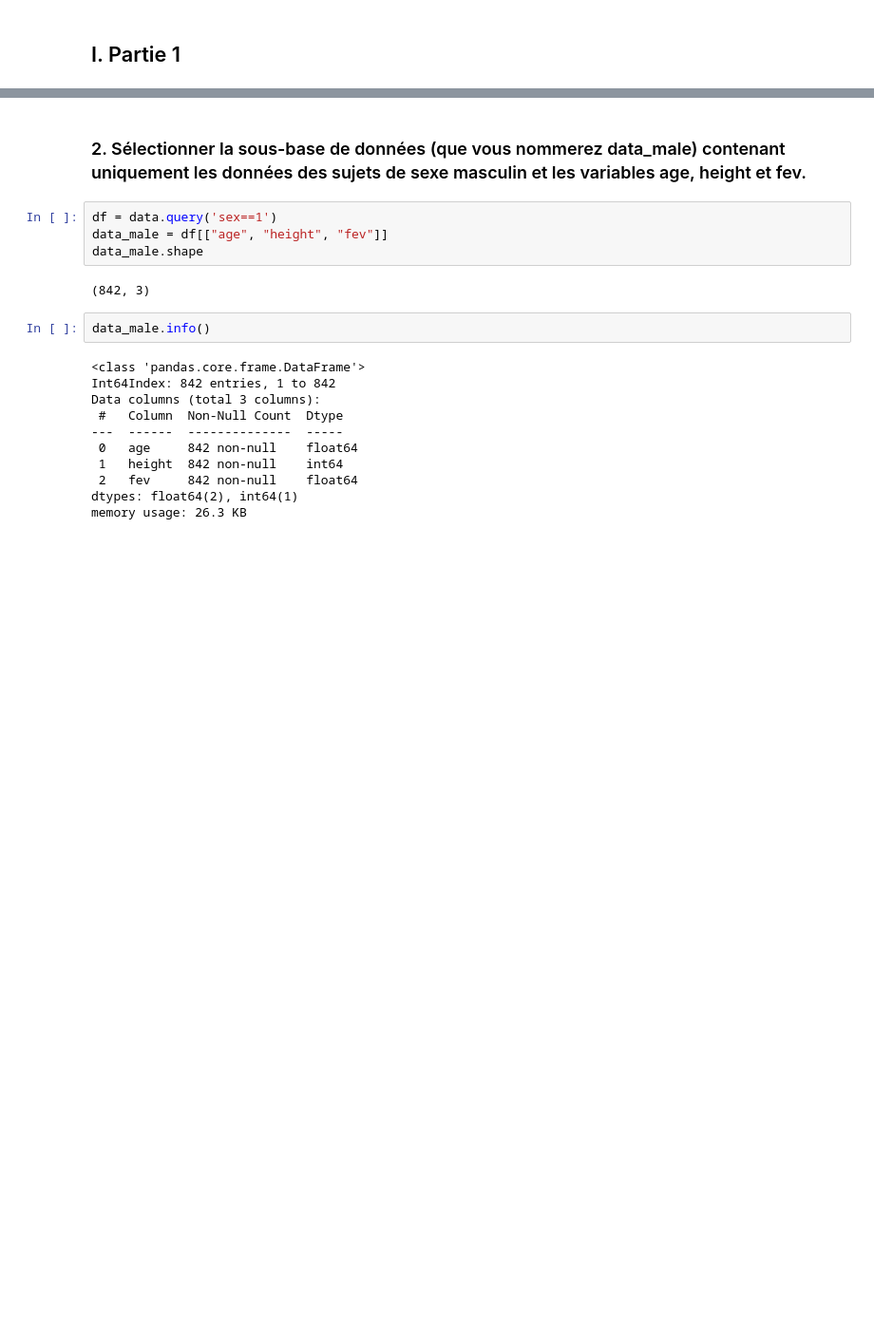
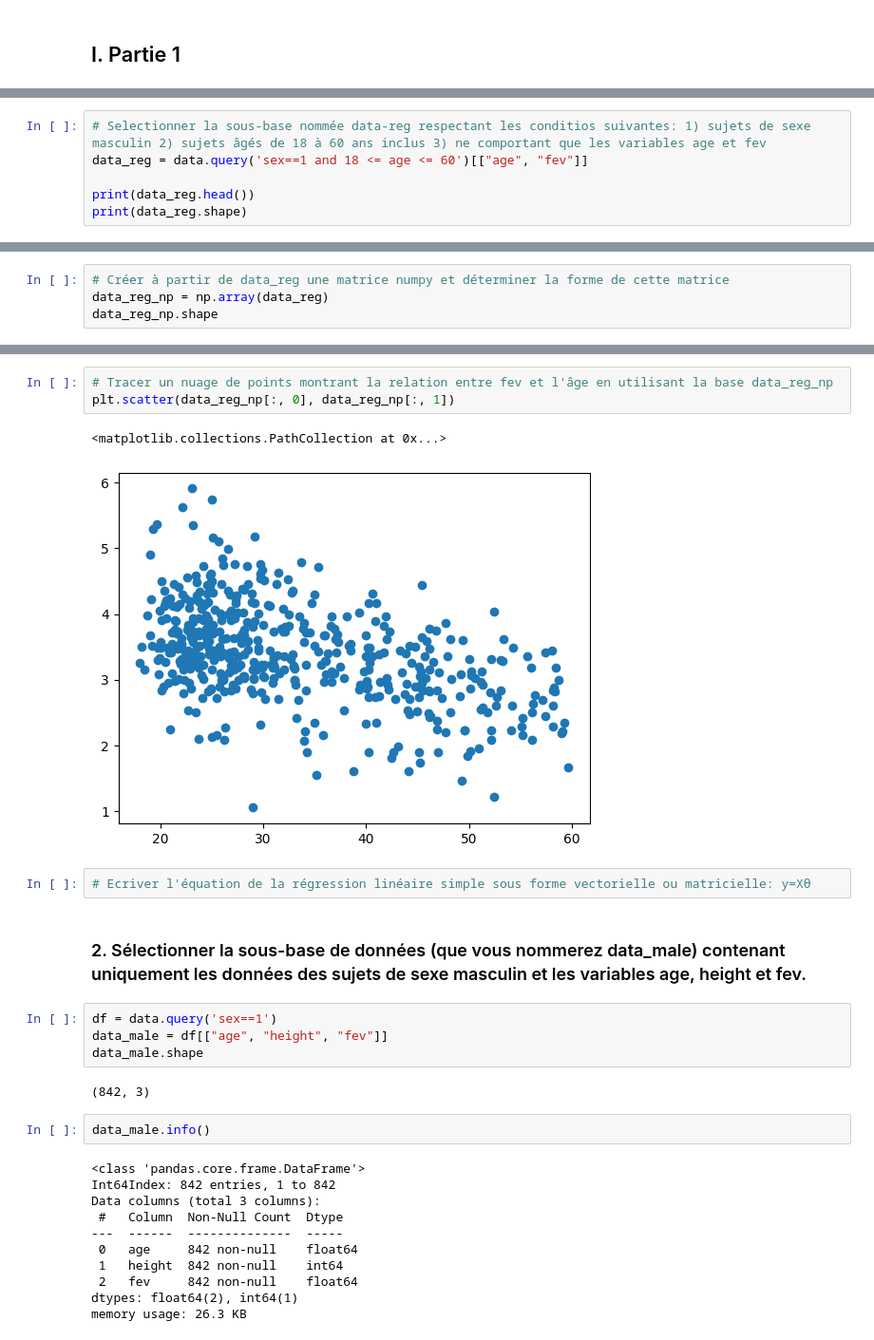
Before and after one commit to pefura/IFPERA-data-science, a Jupyter notebook: Exercice_semaine_7_data_Regre_correction_.ipynb, the cells around one changed output, grey strips where cells are left out. Shown: that part at 95% size. Cells and saved outputs as stored; diff of their text form; blank space fills up the shorter version.

```diff
--- a/Exercice_semaine_7_data_Regre_correction_.ipynb
+++ b/Exercice_semaine_7_data_Regre_correction_.ipynb
@@ -62,0 +78,6 @@ Name: sex, dtype: int64
+# %%
+# Selectionner la sous-base nommée data-reg respectant les conditios suivantes: 1) sujets de sexe masculin 2) sujets âgés de 18 à 60 ans inclus 3) ne comportant que les variables age et fev
+data_reg = data.query('sex==1 and 18 <= age <= 60')[["age", "fev"]]
+
+print(data_reg.head())
+print(data_reg.shape)
@@ -62,0 +92,4 @@ Name: sex, dtype: int64
+# %%
+# Créer à partir de data_reg une matrice numpy et déterminer la forme de cette matrice
+data_reg_np = np.array(data_reg)
+data_reg_np.shape
@@ -63,3 +107,11 @@ Name: sex, dtype: int64
+# %%
+# Tracer un nuage de points montrant la relation entre fev et l'âge en utilisant la base data_reg_np
+plt.scatter(data_reg_np[:, 0], data_reg_np[:, 1])
+# %% [output]
+<matplotlib.collections.PathCollection at 0x...>
+[figure, added]
+# %%
+# Ecriver l'équation de la régression linéaire simple sous forme vectorielle ou matricielle: y=Xθ
 # %% [markdown]
 ### 2.	Sélectionner la sous-base de données (que vous nommerez data_male) contenant uniquement les données des sujets de sexe masculin et les variables age, height et fev.
 # %%
```
Also changed, not shown: parts of 11 cells of this notebook.
